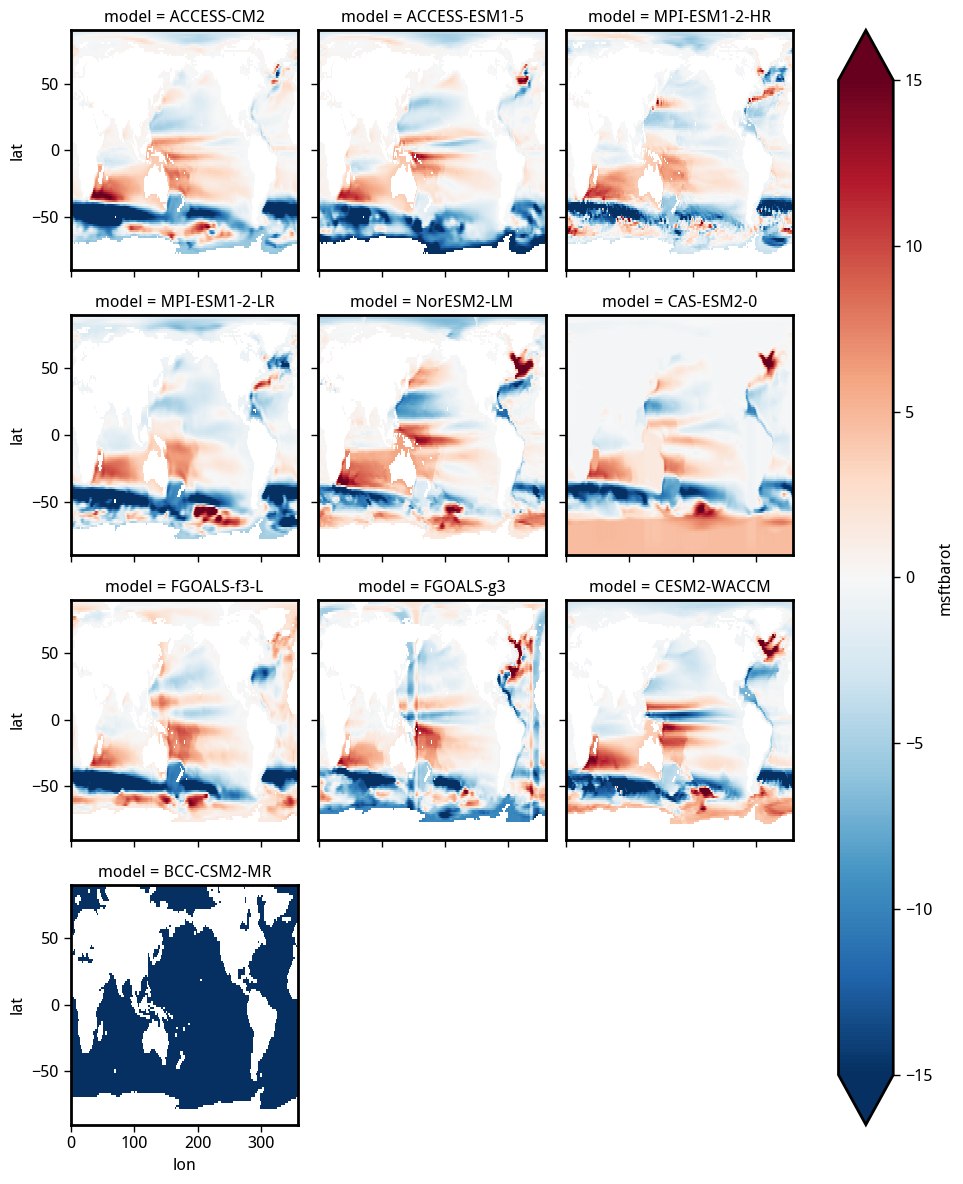
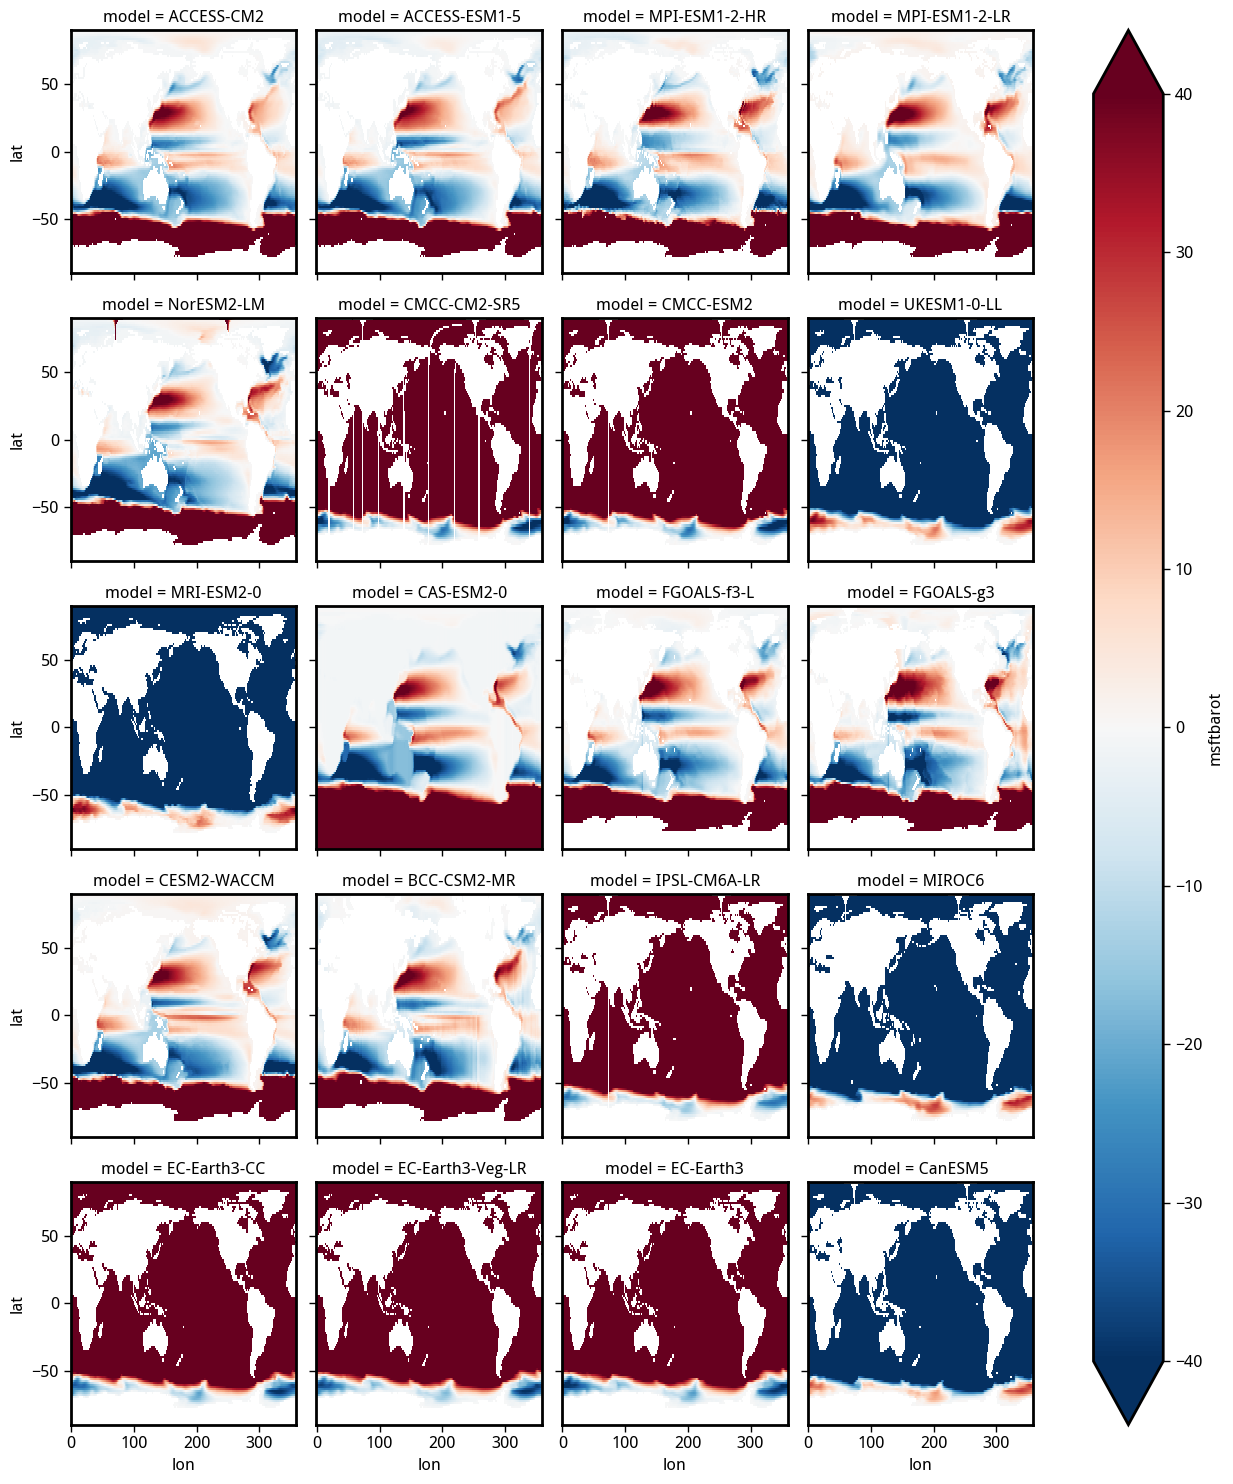
The notebook cell's code change between the first figure and the second:
--- before
+++ after
@@ -1 +1 @@
-((msftbarot_eoc - msftbarot_pi)/10**9).plot(vmin=-15, col='model', col_wrap=3)
+(msftbarot_pi/10**9).plot(vmin=-40, col='model', col_wrap=4)

Commit: commit before rearrange